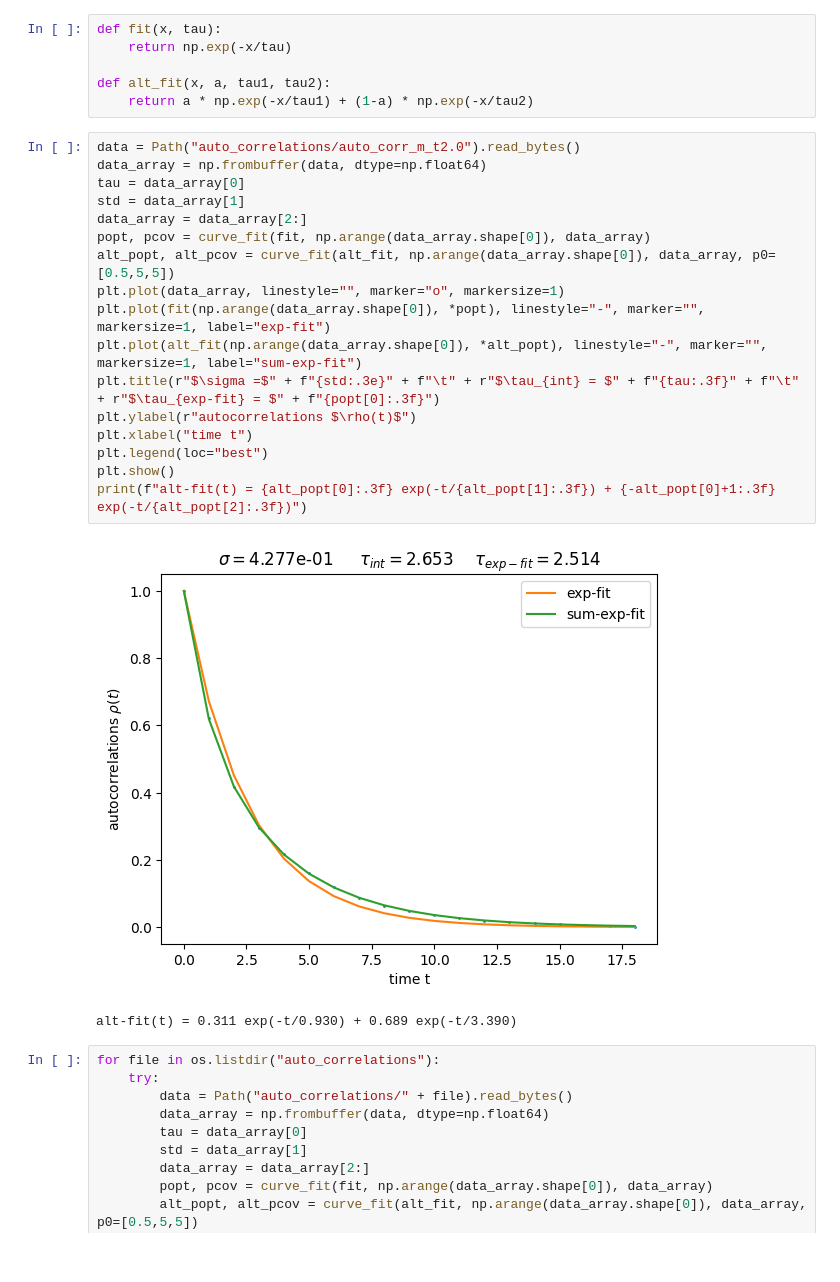
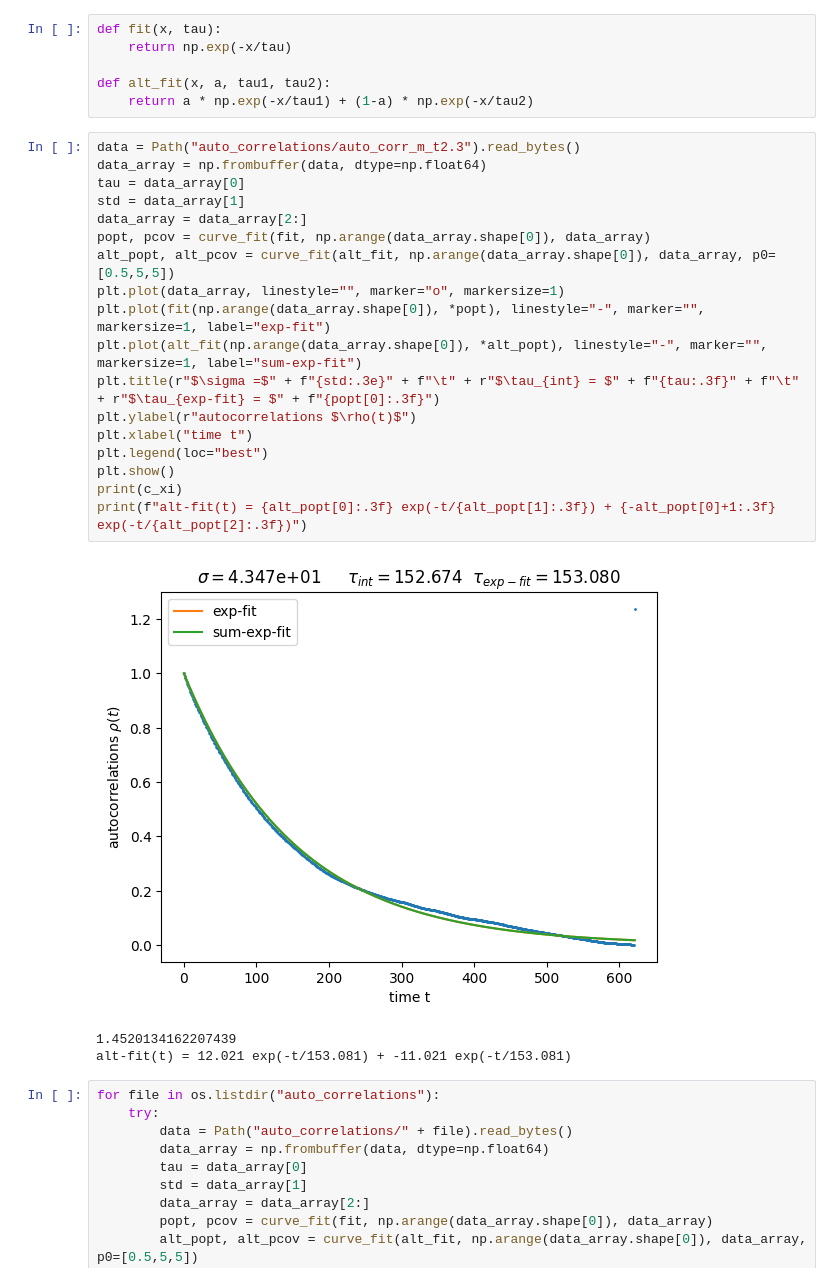
Before and after one commit to NiklasBliemel/Monte_Carlo_Methods, a Jupyter notebook: plot_lab/sheet_2_3.ipynb, the cells around one changed output. Drawn from its saved outputs; the diff is of its cells as text.

```diff
--- a/plot_lab/sheet_2_3.ipynb
+++ b/plot_lab/sheet_2_3.ipynb
@@ -67,25 +67,27 @@ def fit(x, tau):
 def alt_fit(x, a, tau1, tau2):
     return a * np.exp(-x/tau1) + (1-a) * np.exp(-x/tau2)
 # %%
-data = Path("auto_correlations/auto_corr_m_t2.0").read_bytes()
+data = Path("auto_correlations/auto_corr_m_t2.3").read_bytes()
 data_array = np.frombuffer(data, dtype=np.float64)
 tau = data_array[0]
 std = data_array[1]
 data_array = data_array[2:]
 popt, pcov = curve_fit(fit, np.arange(data_array.shape[0]), data_array)
 alt_popt, alt_pcov = curve_fit(alt_fit, np.arange(data_array.shape[0]), data_array, p0=[0.5,5,5])
 plt.plot(data_array, linestyle="", marker="o", markersize=1)
 plt.plot(fit(np.arange(data_array.shape[0]), *popt), linestyle="-", marker="", markersize=1, label="exp-fit")
 plt.plot(alt_fit(np.arange(data_array.shape[0]), *alt_popt), linestyle="-", marker="", markersize=1, label="sum-exp-fit")
 plt.title(r"$\sigma =$" + f"{std:.3e}" + f"\t" + r"$\tau_{int} = $" + f"{tau:.3f}" + f"\t" + r"$\tau_{exp-fit} = $" + f"{popt[0]:.3f}")
 plt.ylabel(r"autocorrelations $\rho(t)$")
 plt.xlabel("time t")
 plt.legend(loc="best")
 plt.show()
+print(c_xi)
 print(f"alt-fit(t) = {alt_popt[0]:.3f} exp(-t/{alt_popt[1]:.3f}) + {-alt_popt[0]+1:.3f} exp(-t/{alt_popt[2]:.3f})")
 # %% [output]
-[figure, old version]
+[figure, new version]
-alt-fit(t) = 0.311 exp(-t/0.930) + 0.689 exp(-t/3.390)
+1.4520134162207439
+alt-fit(t) = 12.021 exp(-t/153.081) + -11.021 exp(-t/153.081)
 # %%
 for file in os.listdir("auto_correlations"):
     try:
```
Also changed, not shown: 12 other files.
